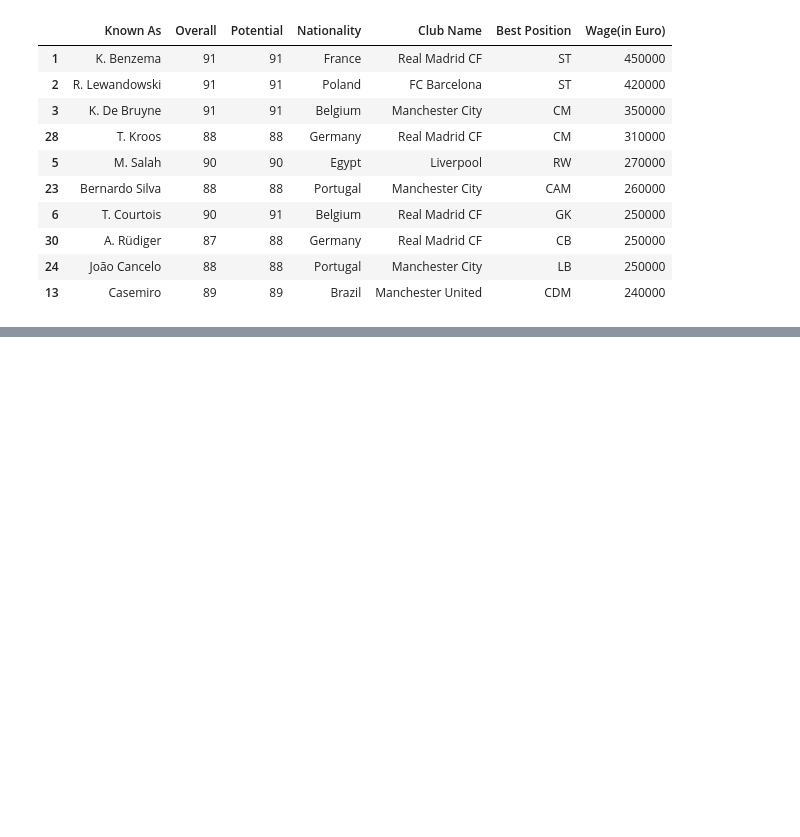
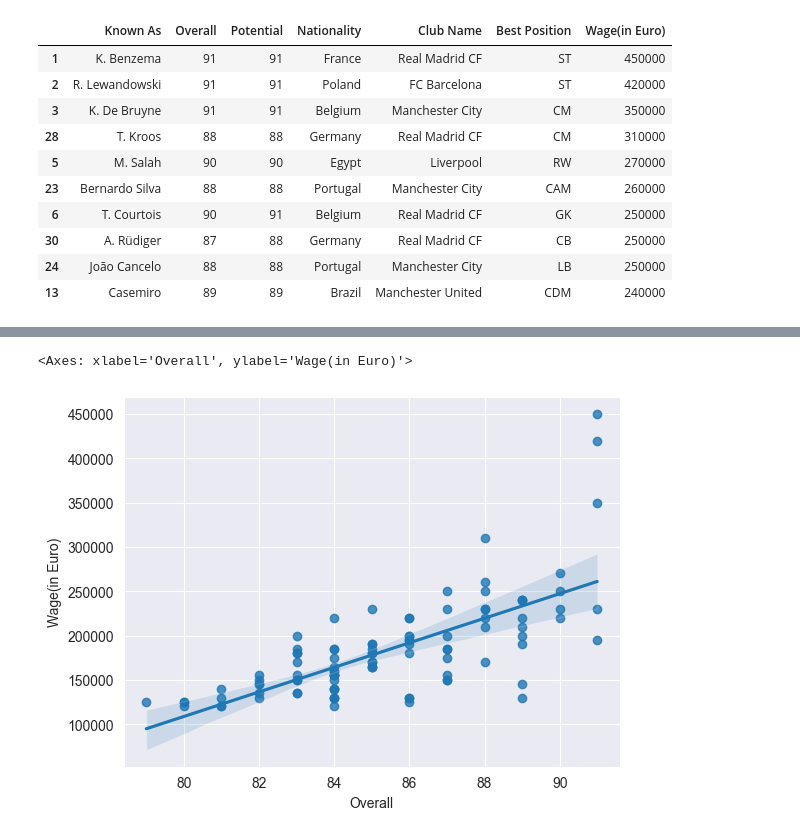
Before and after one commit to vanshuwjoshi/FIFA23-Data-Analysis, a Jupyter notebook: FIFA23-Players-EDA.ipynb, the cells around one changed output, grey strips where cells are left out. Saved outputs shown, nothing was run; the diff lists cells and outputs as text; code cells hidden in the pictures; blank space fills up the shorter version.

```diff
--- a/FIFA23-Players-EDA.ipynb
+++ b/FIFA23-Players-EDA.ipynb
@@ -122,16 +122,17 @@ Top 10 Players for position:  CF
 # %% [markdown]
 Combine RWB to RB, LWB to LB, CF to ST, RM to RW, LM to LW
 # %%
-position_mapping = {'RM':'RW', ## changed
-                    'LM':'LW', ## changed
-                    'RWB':'RB', ## changed
-                    'LWB':'LB', ## changed
-                    'CF':'ST' ## changed
-                   }
+position_mapping = {
+    "RM": "RW",  ## changed
+    "LM": "LW",  ## changed
+    "RWB": "RB",  ## changed
+    "LWB": "LB",  ## changed
+    "CF": "ST",  ## changed
+}
 positions_to_be_changed = position_mapping.keys()
 for i in range(len(df)):
-    if df.loc[i,"Best Position"] in positions_to_be_changed:
-        df.loc[i,"Best Position"] = position_mapping.get(df.loc[i,"Best Position"])
+    if df.loc[i, "Best Position"] in positions_to_be_changed:
+        df.loc[i, "Best Position"] = position_mapping.get(df.loc[i, "Best Position"])
 # %%
 df["Best Position"].value_counts().index.tolist()
 # %% [output]
@@ -295,0 +325,3 @@ df[["Known As", "Overall", "Potential", "Nationality", "Club Name", "Best Positi
+# %%
+top_100_earners = df.sort_values(by="Wage(in Euro)", ascending=False).head(100)
+top_100_earners.head()
@@ -295,0 +336,5 @@ df[["Known As", "Overall", "Potential", "Nationality", "Club Name", "Best Positi
+# %%
+sns.regplot(x=top_100_earners["Overall"], y=top_100_earners["Wage(in Euro)"])
+# %% [output]
+<Axes: xlabel='Overall', ylabel='Wage(in Euro)'>
+[figure, added]
```
Also changed, not shown: parts of 32 cells of this notebook.
